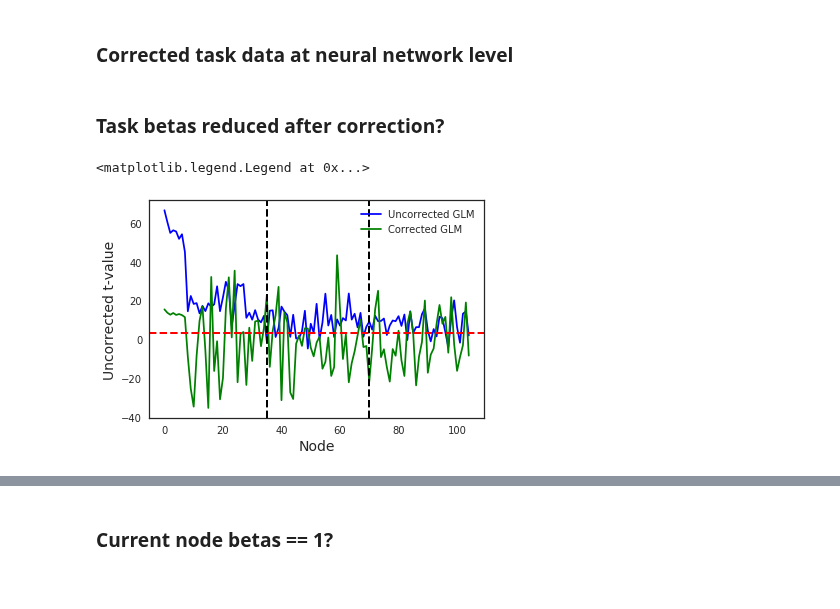
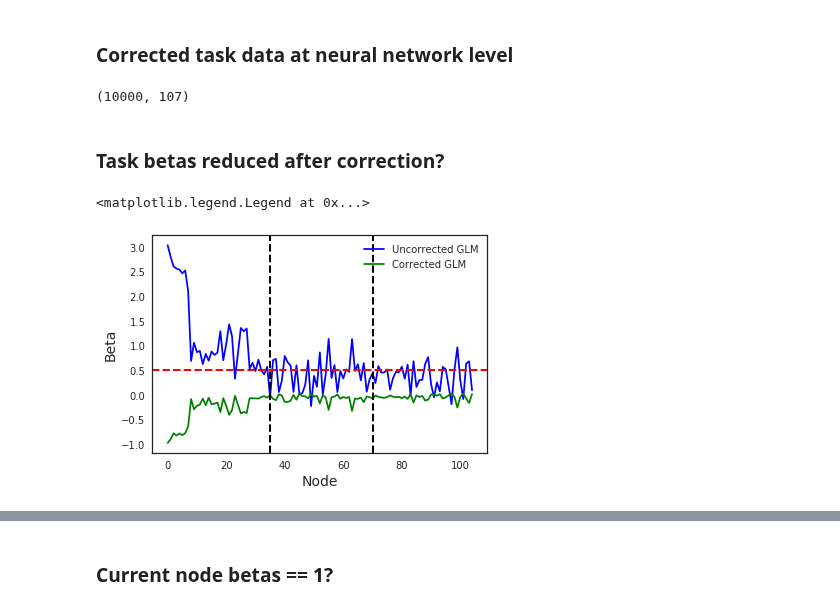
Before and after one commit to zenkavi/DevStudy_FmriNbs, a Jupyter notebook: notebooks/informationtransfermapping/TheoreticalResults/zenkavi_simulation_sandbox.ipynb, the cells around one changed output, grey strips where cells are left out. Saved outputs shown, nothing was run; the diff lists cells and outputs as text; code cells hidden in the pictures.

```diff
--- a/notebooks/informationtransfermapping/TheoreticalResults/zenkavi_simulation_sandbox.ipynb
+++ b/notebooks/informationtransfermapping/TheoreticalResults/zenkavi_simulation_sandbox.ipynb
@@ -364,10 +364,6 @@ plt.axvline(x=70,linewidth=2, color='black', ls = "--")
 # %% [markdown]
 ### Corrected task data at neural network level
 # %%
-# Define parameters
-ntimepoints = taskdata_short.shape[1]
-nregions = taskdata_short.shape[0]
-
 # Define empty variables
 task_betas_cr = np.zeros((nregions,))
 task_tvals_cr = np.zeros((nregions,))
@@ -380,7 +376,8 @@ for region in range(0,nregions):
     #print("Running model for region %s"%(str(region)))
     #Initial GLM regressors:
     ## Task regressor (I)
-    X = stimtimes[task][region,:10000].T
+    #X = stimtimes[task][region,:10000].T
+    X = stimtimes[task][0,:10000].T
     ## Constant/GLM:
     X = sm.add_constant(X)
 
@@ -397,7 +394,7 @@ for region in range(0,nregions):
     X = np.concatenate((X, other_nodes), 1)
 
     #DV = shifted activity in current node
-    y = np.r_[0, taskdata_short[region,:-1]].T
+    #y = np.r_[0, taskdata_short[region,:-1]].T
 
     #demeaning:
     #df = pd.DataFrame(data = {'act':np.r_[0, taskdata_short[region,:-1]].T})
@@ -406,12 +403,14 @@ for region in range(0,nregions):
     #y[0,1]=0
 
     #arima: p = 2, d = 1, q = 2
-    #df = pd.DataFrame(data = {'act':np.r_[0, taskdata_short[region,:-1]].T})
-    #model = ARIMA(df, order=(2,1,2))
-    #results = model.fit(disp=-1)
+    df = pd.DataFrame(data = {'act':np.r_[0, taskdata_short[region,:-1]].T})
+    model = ARIMA(df, order=(2,1,2))
+    results = model.fit(disp=-1)
     #predictions_ARIMA_diff = pd.Series(results.fittedvalues, copy=True)
     #predictions_ARIMA = pd.Series(df['act'].iloc[0], index=df.index)
     #y = predictions_ARIMA.add(predictions_ARIMA_diff, fill_value=0)
+    y=results.resid
+    y=pd.concat([pd.Series([0]), y])
 
     model = sm.OLS(y, X)
     results = model.fit()
@@ -427,17 +426,21 @@ for region in range(0,nregions):
 
     ##Other nodes activity output
     other_nodes_betas_cr[region:]=results.params[3:]
+# %%
+X.shape
+# %% [output]
+(10000, 107)
 # %% [markdown]
 ### Task betas reduced after correction?
 # %%
-plt.plot(task_tvals, color="blue", label="Uncorrected GLM")
-plt.plot(task_tvals_cr, color="green", label="Corrected GLM")
-plt.ylabel('Uncorrected t-value',fontsize=14)
+plt.plot(task_betas, color="blue", label="Uncorrected GLM")
+plt.plot(task_betas_cr, color="green", label="Corrected GLM")
+plt.ylabel('Beta',fontsize=14)
 plt.xlabel('Node',fontsize=14)
-plt.axhline(y=3,linewidth=2, color='red', ls = "--")
+plt.axhline(y=.5,linewidth=2, color='red', ls = "--")
 plt.axvline(x=35,linewidth=2, color='black', ls = "--")
 plt.axvline(x=70,linewidth=2, color='black', ls = "--")
 plt.legend(loc="best")
 # %% [output]
 <matplotlib.legend.Legend at 0x...>
-[figure, old version]
+[figure, new version]
```
Also changed, not shown: parts of 12 cells of this notebook.
